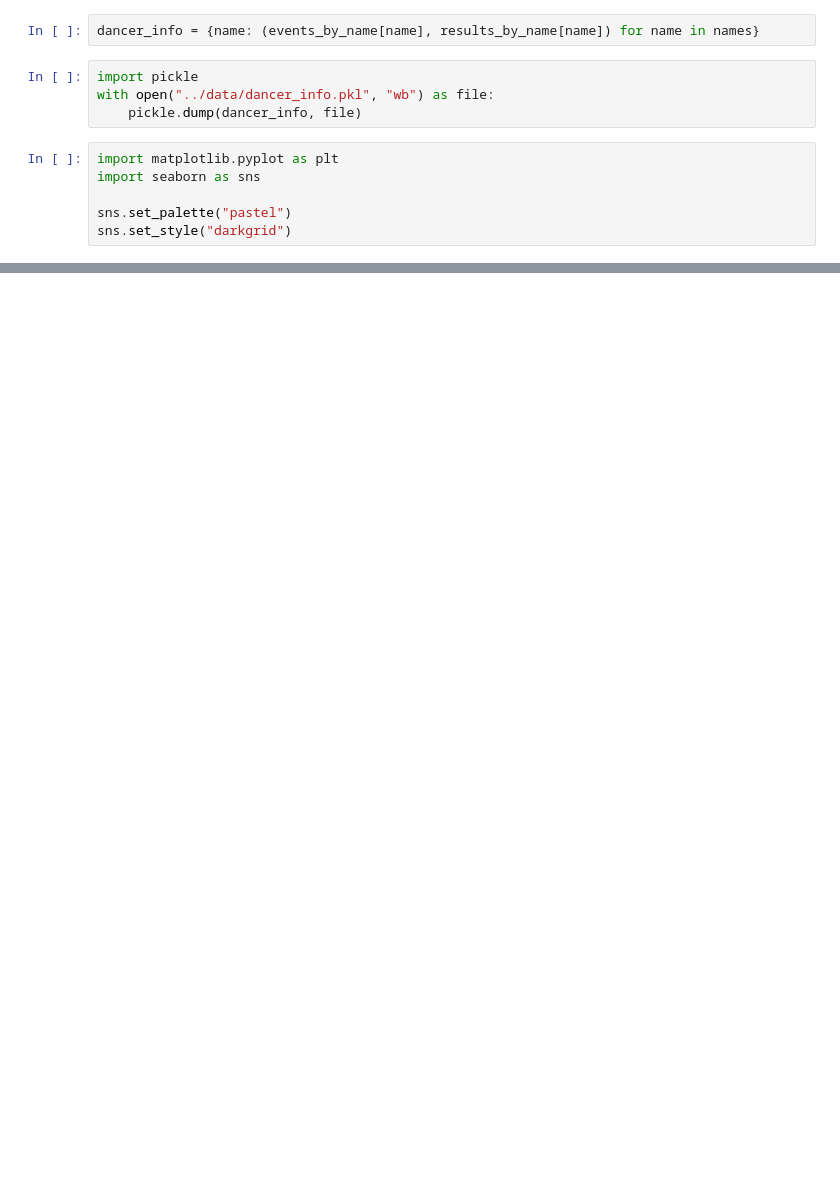
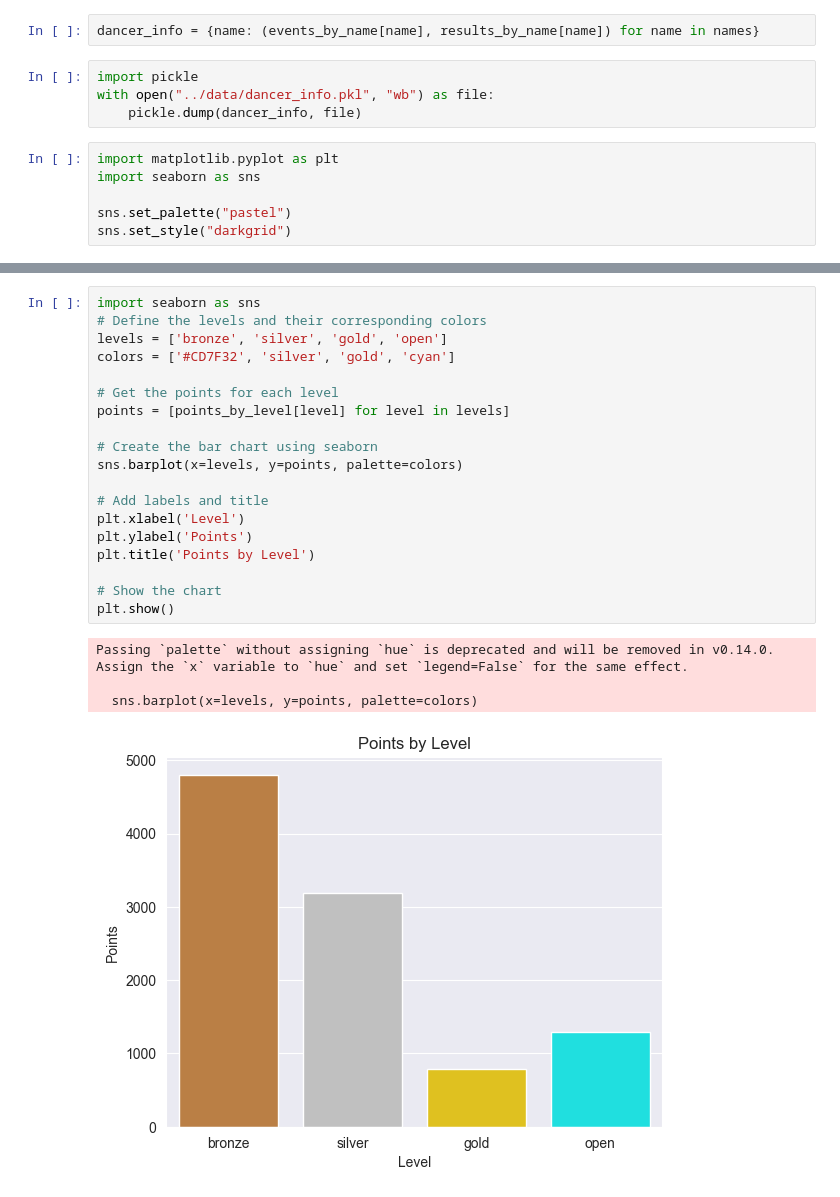
Before and after one commit to iCalculated/ballroom_analysis, a Jupyter notebook: _proc/scratch.ipynb, the cells around one changed output, grey strips where cells are left out. Cells and saved outputs as stored; diff of their text form; blank space fills up the shorter version.

```diff
--- a/_proc/scratch.ipynb
+++ b/_proc/scratch.ipynb
@@ -150,0 +193,24 @@ plt.show()
+# %%
+import seaborn as sns
+# Define the levels and their corresponding colors
+levels = ['bronze', 'silver', 'gold', 'open']
+colors = ['#CD7F32', 'silver', 'gold', 'cyan']
+
+# Get the points for each level
+points = [points_by_level[level] for level in levels]
+
+# Create the bar chart using seaborn
+sns.barplot(x=levels, y=points, palette=colors)
+
+# Add labels and title
+plt.xlabel('Level')
+plt.ylabel('Points')
+plt.title('Points by Level')
+
+# Show the chart
+plt.show()
+# %% [output]
+Passing `palette` without assigning `hue` is deprecated and will be removed in v0.14.0. Assign the `x` variable to `hue` and set `legend=False` for the same effect.
+
+  sns.barplot(x=levels, y=points, palette=colors)
+[figure, added]
```
Also changed, not shown: parts of 11 cells of this notebook, 15 other files.
